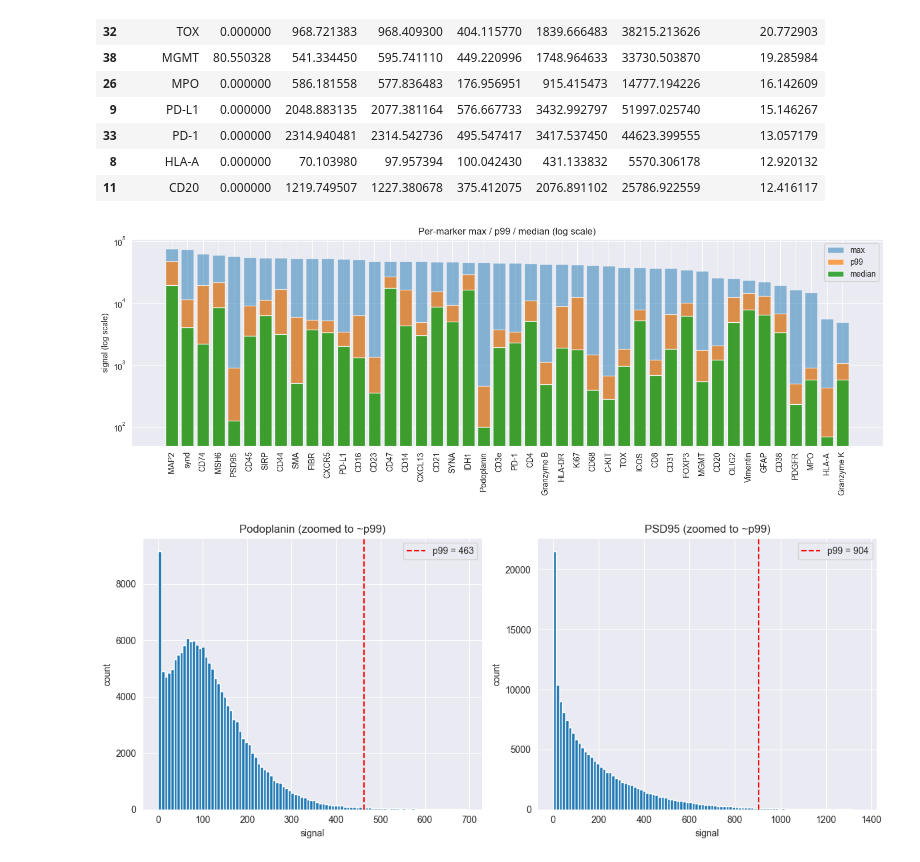
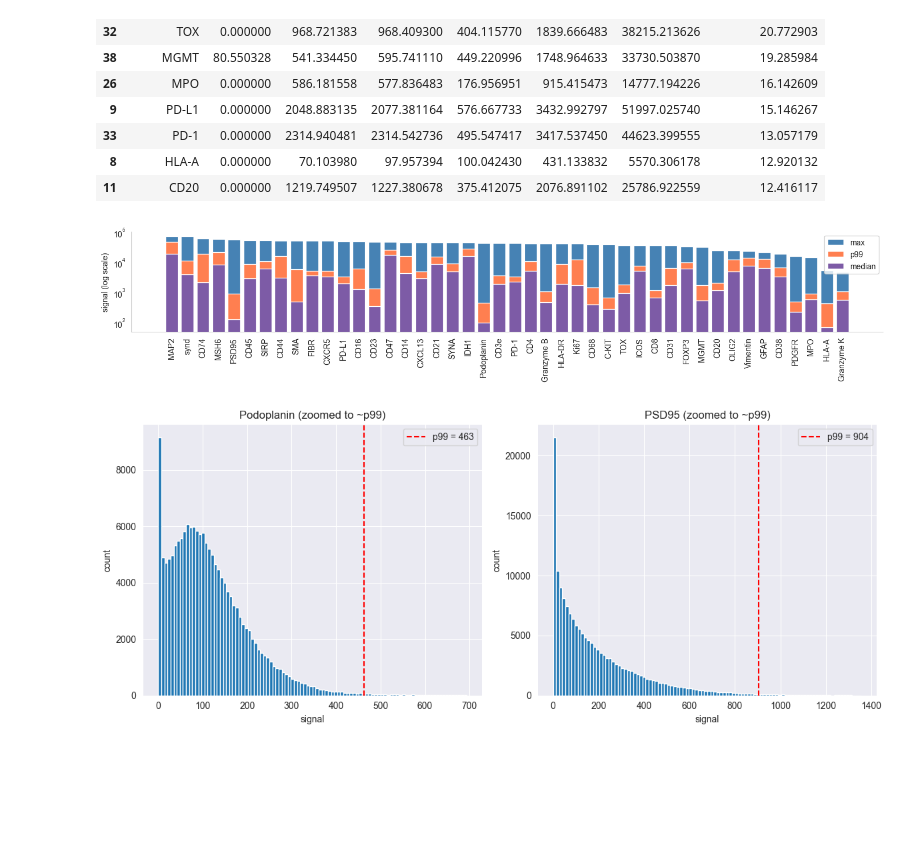
Before and after one commit to shreya-g3/team-37, a Jupyter notebook: EDA_emily/EDA.ipynb, the cells around one changed output. Cells and saved outputs as stored; diff of their text form; code cells hidden in the pictures; blank space fills up the shorter version.

Commit message:
EDA figures for write-up

```diff
--- a/EDA_emily/EDA.ipynb
+++ b/EDA_emily/EDA.ipynb
@@ -250,21 +272,25 @@ summary.head(15)
 | 8 | HLA-A | 0.000000 | 70.103980 | 97.957394 | 100.042430 | 431.133832 | 5570.306178 | 12.920132 |
 | 11 | CD20 | 0.000000 | 1219.749507 | 1227.380678 | 375.412075 | 2076.891102 | 25786.922559 | 12.416117 |
 # %%
-# max and 99th percentile visualisation - demonstrates markers with outliers
-fig, ax = plt.subplots(figsize=(14, 5))
+fig, ax = plt.subplots(figsize=(14, 3))
 marker_stats_sorted = marker_stats.sort_values("max", ascending=False)
-ax.bar(marker_stats_sorted["marker"], marker_stats_sorted["max"], alpha=0.5, label="max")
-ax.bar(marker_stats_sorted["marker"], marker_stats_sorted["p99"], alpha=0.7, label="p99")
-ax.bar(marker_stats_sorted["marker"], marker_stats_sorted["median"], alpha=0.9, label="median")
+ax.bar(marker_stats_sorted["marker"], marker_stats_sorted["max"], alpha=1, color="steelblue", label="max")
+ax.bar(marker_stats_sorted["marker"], marker_stats_sorted["p99"], alpha=1, color="coral", label="p99")
+ax.bar(marker_stats_sorted["marker"], marker_stats_sorted["median"], alpha=1, color="#7D5BA6", label="median")
 ax.set_yscale("log")
+ax.yaxis.set_minor_locator(plt.NullLocator())
 ax.set_ylabel("signal (log scale)")
+ax.grid(False)
 plt.xticks(rotation=90)
+plt.yticks()
 plt.legend()
-plt.title("Per-marker max / p99 / median (log scale)")
+ax.spines["top"].set_visible(False)
+ax.spines["right"].set_visible(False)
+#plt.title("Per-marker max / p99 / median (log scale)")
 plt.savefig("per-protein_max_p99.png", dpi=150)
 plt.tight_layout()
 # %% [output]
-[figure, old version]
+[figure, new version]
 # %%
 markers_to_plot = ["Podoplanin", "PSD95"]
 
```
Also changed, not shown: parts of 16 cells of this notebook, 19 other files.
